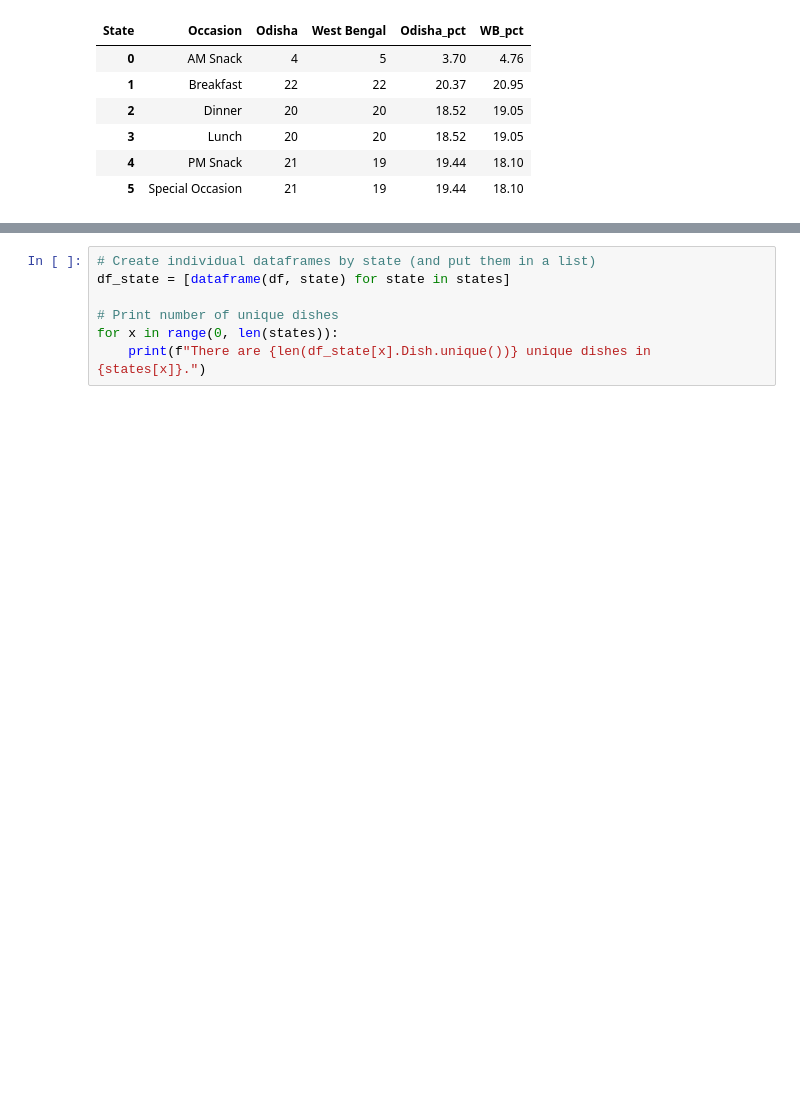
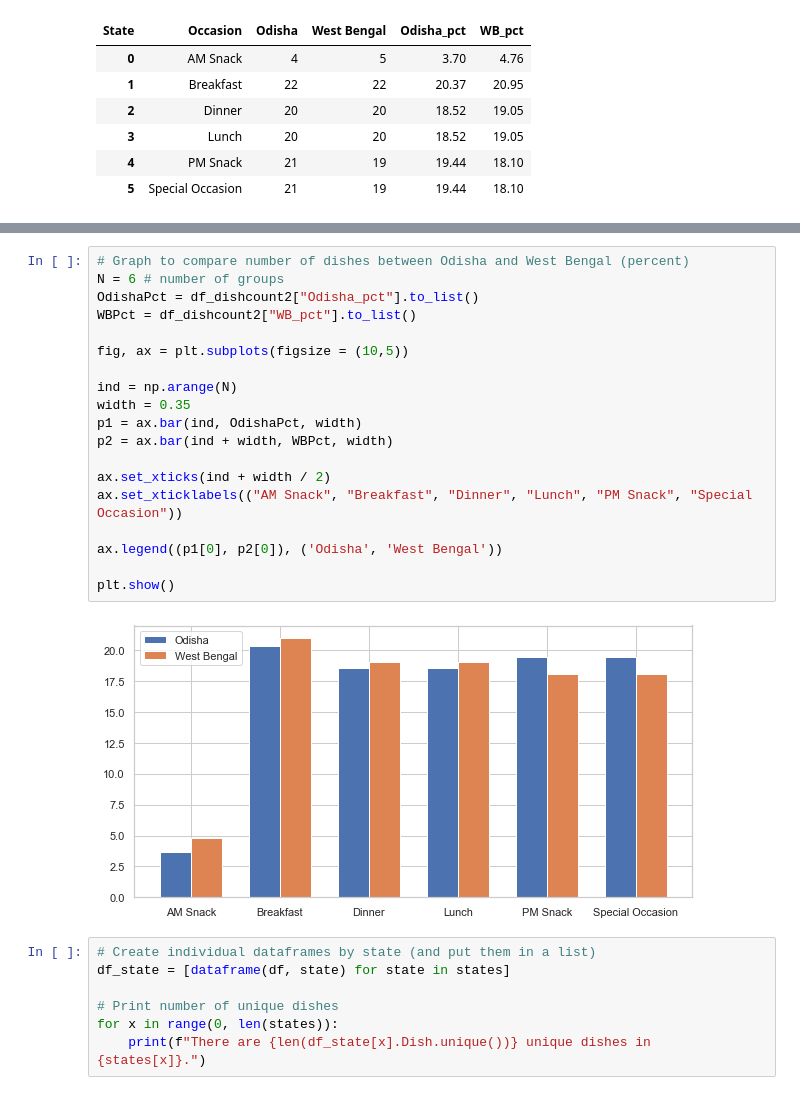
Before and after one commit to rochiecuevas/FoodChoice, a Jupyter notebook: Expert_Elicitation.ipynb, the cells around one changed output, grey strips where cells are left out. Cells and saved outputs as stored; diff of their text form; blank space fills up the shorter version.

```diff
--- a/Expert_Elicitation.ipynb
+++ b/Expert_Elicitation.ipynb
@@ -142,3 +135,24 @@ width = 0.25
+# %%
+# Graph to compare number of dishes between Odisha and West Bengal (percent)
+N = 6 # number of groups
+OdishaPct = df_dishcount2["Odisha_pct"].to_list()
+WBPct = df_dishcount2["WB_pct"].to_list()
+
+fig, ax = plt.subplots(figsize = (10,5))
+
+ind = np.arange(N)
+width = 0.35
+p1 = ax.bar(ind, OdishaPct, width)
+p2 = ax.bar(ind + width, WBPct, width)
+
+ax.set_xticks(ind + width / 2)
+ax.set_xticklabels(("AM Snack", "Breakfast", "Dinner", "Lunch", "PM Snack", "Special Occasion"))
+
+ax.legend((p1[0], p2[0]), ('Odisha', 'West Bengal'))
+
+plt.show()
+# %% [output]
+[figure, added]
 # %%
 # Create individual dataframes by state (and put them in a list)
 df_state = [dataframe(df, state) for state in states]
```
Also changed, not shown: parts of 9 cells of this notebook.
